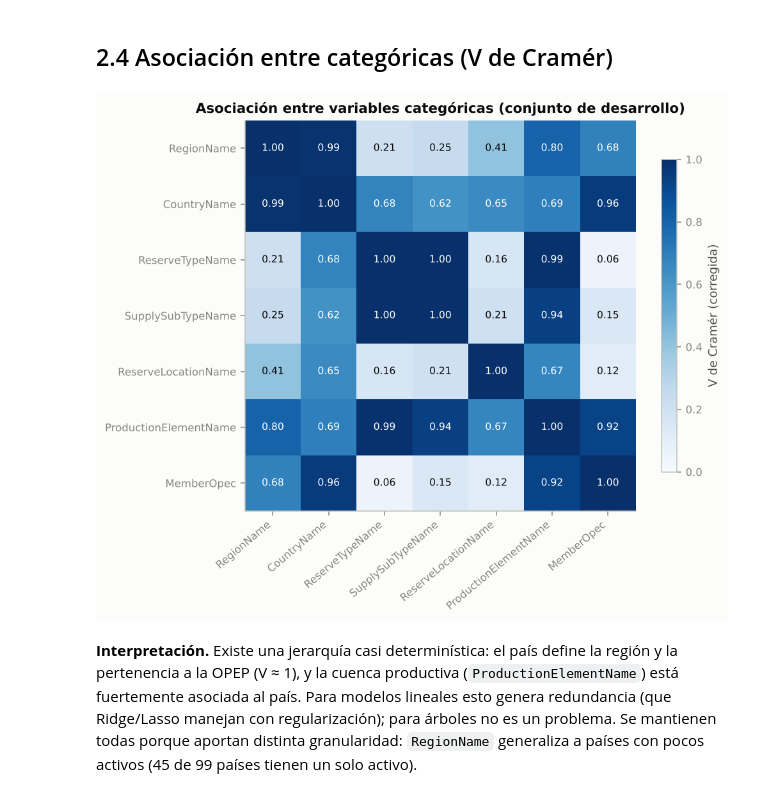
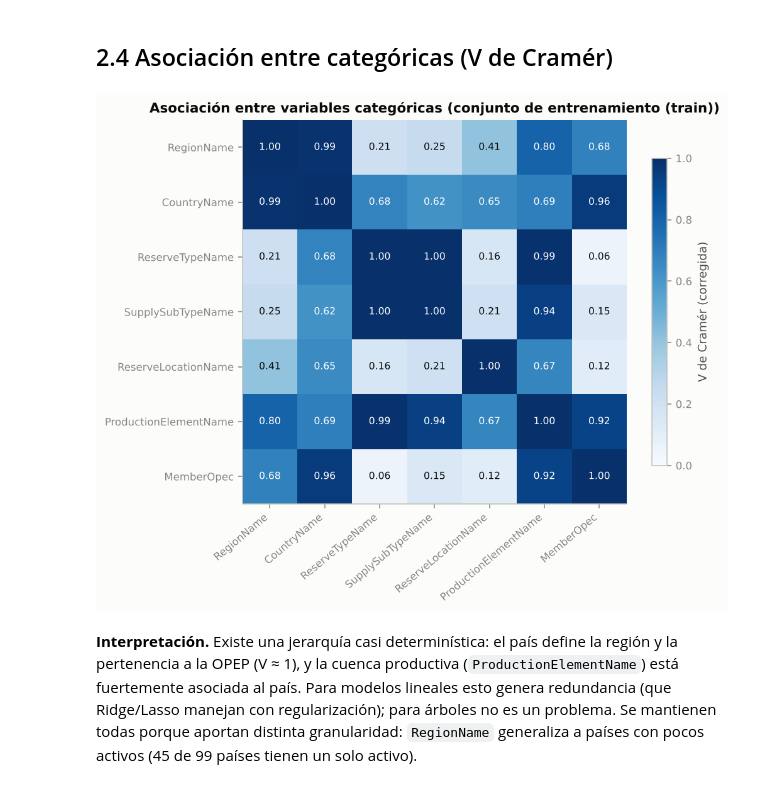
Before and after one commit to leonellatp-bit/ml-costo-upstream, a Jupyter notebook: book/01_datos_eda.ipynb, the cells around one changed output. Drawn from its saved outputs; the diff is of its cells as text; code cells hidden in the pictures.

```diff
--- a/book/01_datos_eda.ipynb
+++ b/book/01_datos_eda.ipynb
@@ -188,30 +188,30 @@ plt.tight_layout()
 # %%
 cats = C.CATEGORICAL
 def cramers_v(x, y):
     t = pd.crosstab(x, y)
     c2 = stats.chi2_contingency(t, correction=False)[0]
     n = t.values.sum()
     r, k = t.shape
     # corrección de sesgo de Bergsma (2013)
     phi2 = max(0, c2 / n - (k - 1) * (r - 1) / (n - 1))
     rc, kc = r - (r - 1) ** 2 / (n - 1), k - (k - 1) ** 2 / (n - 1)
     return np.sqrt(phi2 / max(min(kc - 1, rc - 1), 1e-9))
 
 V = pd.DataFrame([[cramers_v(dev[a], dev[b]) for b in cats] for a in cats], index=cats, columns=cats)
 fig, ax = plt.subplots(figsize=(7.5, 6))
 im = ax.imshow(V.values, cmap="Blues", vmin=0, vmax=1)
 ax.set_xticks(range(len(cats)), cats, rotation=40, ha="right")
 ax.set_yticks(range(len(cats)), cats)
 ax.grid(False)
 for i in range(len(cats)):
     for j in range(len(cats)):
         ax.text(j, i, f"{V.values[i, j]:.2f}", ha="center", va="center", fontsize=8,
                 color="white" if V.values[i, j] > 0.6 else "#0b0b0b")
 fig.colorbar(im, ax=ax, shrink=0.8, label="V de Cramér (corregida)")
-ax.set_title("Asociación entre variables categóricas (conjunto de desarrollo)")
+ax.set_title("Asociación entre variables categóricas (conjunto de entrenamiento (train))")
 plt.tight_layout()
 # %% [output]
-[figure, old version]
+[figure, new version]
 # %% [markdown]
 **Interpretación.** Existe una jerarquía casi determinística: el país define la región y la pertenencia a
 la OPEP (V ≈ 1), y la cuenca productiva (`ProductionElementName`) está fuertemente asociada al país. Para
```
Also changed, not shown: parts of 2 cells of this notebook, 40 other files.
